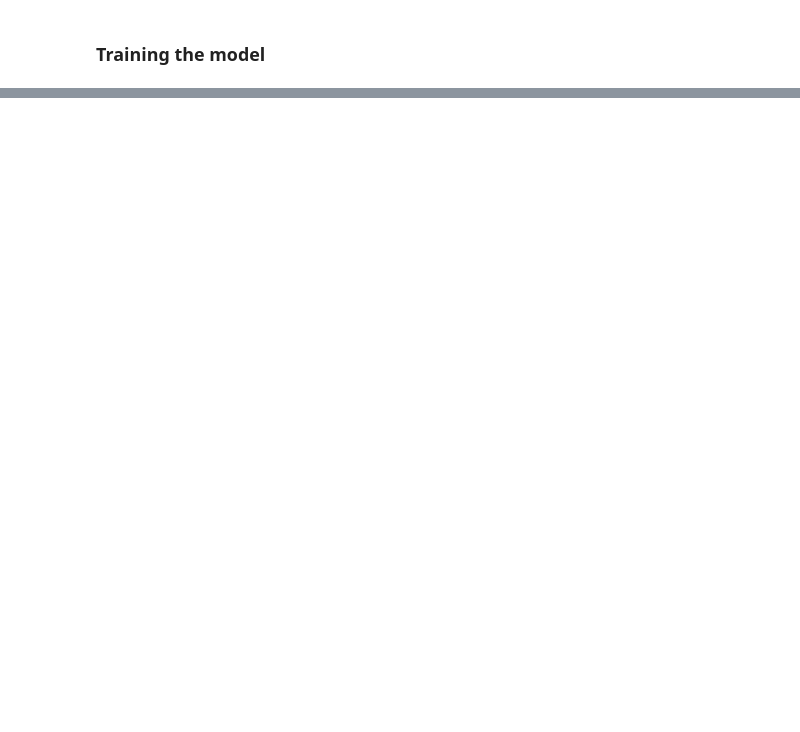
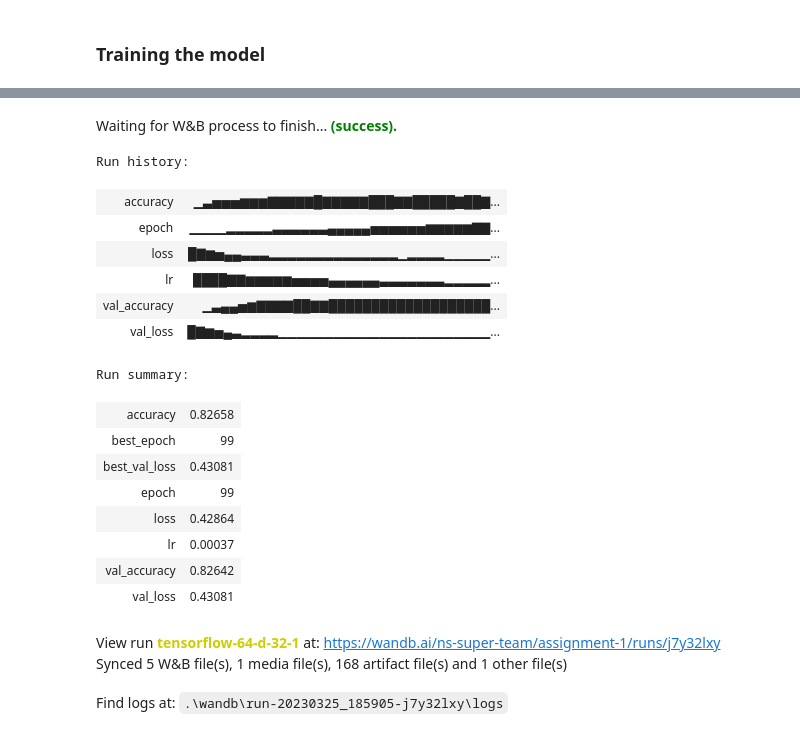
Before and after one commit to ns-super-team/assignment-1, a Jupyter notebook: tensorflow.ipynb, the cells around one changed output, grey strips where cells are left out. Cells and saved outputs as stored; diff of their text form; code cells hidden in the pictures; blank space fills up the shorter version.

```diff
--- a/tensorflow.ipynb
+++ b/tensorflow.ipynb
@@ -132 +143,24 @@ fig = px.line({'loss': history.history['accuracy'], 'val_loss': history.history[
 fig.show()
+# %%
+wandb.finish()
+# %% [output]
+Waiting for W&B process to finish... (success).
+Run history:
+| accuracy | ▁▃▅▅▅▆▆▆▇▇▇▇▇█▇▇▇▇▇███▇▇█████▇██▇... |
+| epoch | ▁▁▁▁▂▂▂▂▂▃▃▃▃▃▃▄▄▄▄▄▅▅▅▅▅▅▆▆▆▆▆▇▇... |
+| loss | █▇▆▅▄▄▃▃▃▂▂▂▂▂▂▂▂▂▂▂▂▂▂▁▂▂▂▂▁▁▁▁▁... |
+| lr | ████▇▇▆▆▆▆▆▅▅▅▅▄▄▄▄▄▄▃▃▃▃▃▃▃▂▂▂▂▂... |
+| val_accuracy | ▁▃▄▄▅▆▇▇▇▇██▇▇███████████████████... |
+| val_loss | █▇▆▅▄▃▂▂▂▂▁▁▁▁▁▁▁▁▁▁▁▁▁▁▁▁▁▁▁▁▁▁▁... |
+Run summary:
+| accuracy | 0.82658 |
+| best_epoch | 99 |
+| best_val_loss | 0.43081 |
+| epoch | 99 |
+| loss | 0.42864 |
+| lr | 0.00037 |
+| val_accuracy | 0.82642 |
+| val_loss | 0.43081 |
+View run tensorflow-64-d-32-1 at: https://wandb.ai/ns-super-team/assignment-1/runs/j7y32lxy
+Synced 5 W&B file(s), 1 media file(s), 168 artifact file(s) and 1 other file(s)
+Find logs at: .\wandb\run-20230325_185905-j7y32lxy\logs
```
Also changed, not shown: parts of 8 cells of this notebook, 4 other files.
